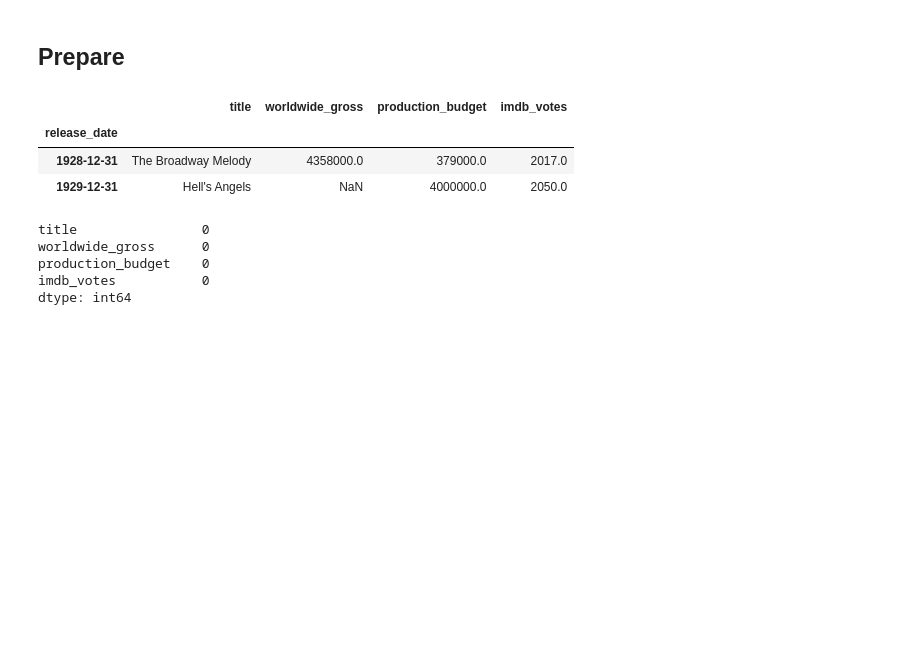
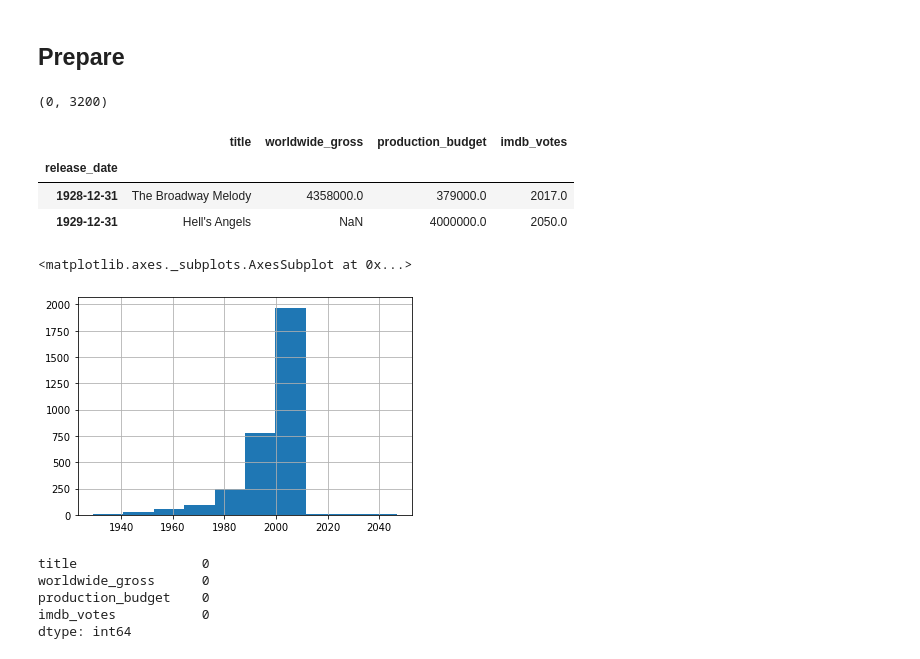
Before and after one commit to Brandon-Martinez27/time-series-exercises, a Jupyter notebook: model_continued.ipynb, the cells around one changed output. Drawn from its saved outputs; the diff is of its cells as text; code cells hidden in the pictures; blank space fills up the shorter version.

```diff
--- a/model_continued.ipynb
+++ b/model_continued.ipynb
@@ -68,6 +75,11 @@ df = df.drop(columns=['us_gross', 'us_dvd_sales', 'mpaa_rating',
                  'running_time_min', 'source', 'major_genre',
                 'creative_type', 'director', 'distributor',
                  'rotten_tomatoes_rating', 'imdb_rating'])
+# %%
+# check latest and earliest dates
+df.index.min(), df.index.max()
+# %% [output]
+(0, 3200)
 # %%
 # set date to datetime type and set as index
 df.release_date = pd.to_datetime(df.release_date)
@@ -78,6 +90,11 @@ df.head(2)
 | release_date |  |  |  |  |
 | 1928-12-31 | The Broadway Melody | 4358000.0 | 379000.0 | 2017.0 |
 | 1929-12-31 | Hell's Angels | NaN | 4000000.0 | 2050.0 |
+# %%
+df.reset_index().release_date.hist()
+# %% [output]
+<matplotlib.axes._subplots.AxesSubplot at 0x...>
+[figure, added]
 # %%
 # drop nulls
 df = df.dropna()
```
Also changed, not shown: parts of 10 cells of this notebook.
